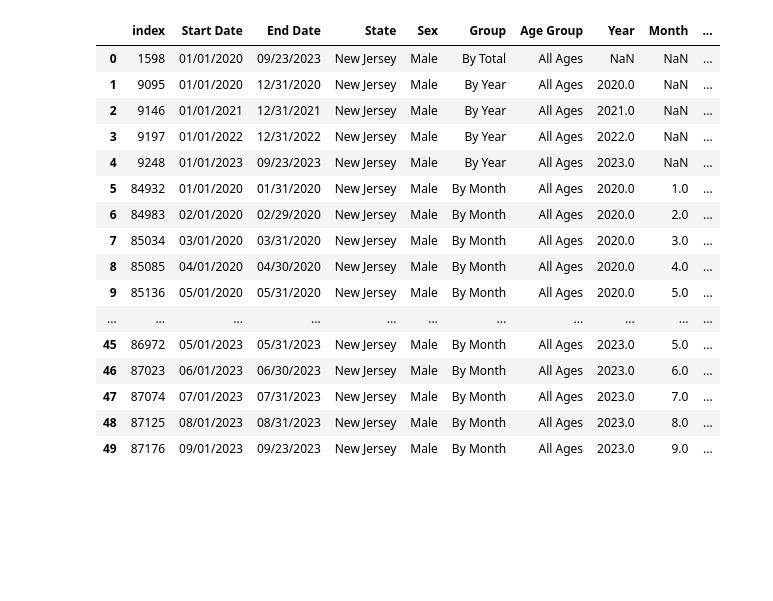
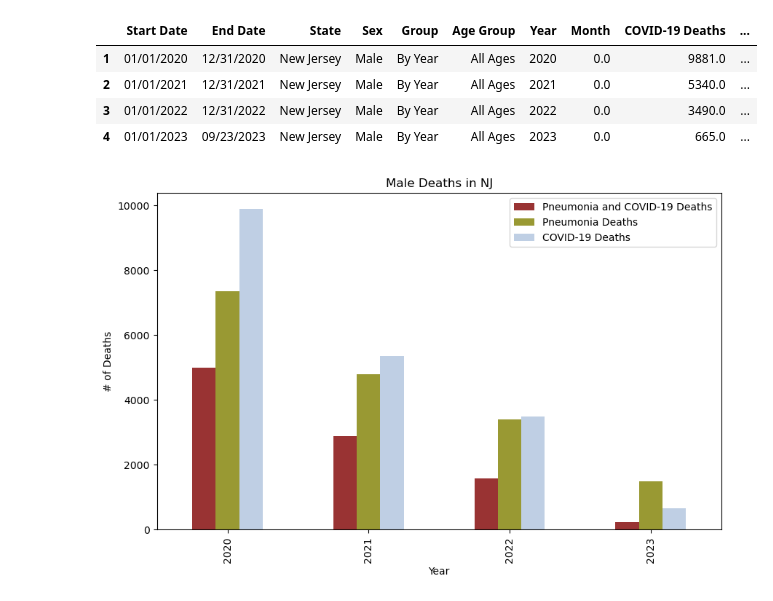
Before and after one commit to JTurk17/Team4_Project1, a Jupyter notebook: NJ_CovidDF.gender.ipynb, the cells around one changed output. Cells and saved outputs as stored; diff of their text form; code cells hidden in the pictures; blank space fills up the shorter version.

```diff
--- a/NJ_CovidDF.gender.ipynb
+++ b/NJ_CovidDF.gender.ipynb
@@ -4,7 +4,7 @@ from pathlib import Path
 import matplotlib.pyplot as plt
 import numpy as np
 # %%
-covid_data_csv = Path("COVID-19_Deaths_by_Sex_and_Age_20240328.csv")
+covid_data_csv = Path("Cleaned_Covid_Data.csv")
 covid_data_df = pd.read_csv(covid_data_csv)
 # %%
 covid_data_df.head()
@@ -18,7 +18,6 @@ covid_data_df.head()
 # %%
 columns = ["Data As Of", "Start Date", "End Date",	"Group", "Year", "Month", "State", "Sex", "Age Group",
-           "COVID-19 Deaths", "Total Deaths", "Pneumonia Deaths", "Pneumonia and COVID-19 Deaths", "Influenza Deaths",
-           "Pneumonia, Influenza, or COVID-19 Deaths"]
+           "COVID-19 Deaths", "Total Deaths", "Pneumonia Deaths", "Pneumonia and COVID-19 Deaths"]
 covid_nj_df = covid_data_df.loc[covid_data_df["State"] == "New Jersey", columns]
 # %%
 covid_nj_df
@@ -39,6 +38,6 @@ covid_nj_df
 # %%
-columns2 = ["Start Date", "End Date", "State", "Sex","Group", "Age Group", "Year", "Month", "COVID-19 Deaths", "Total Deaths", "Pneumonia Deaths", "Pneumonia and COVID-19 Deaths", "Influenza Deaths",
-           "Pneumonia, Influenza, or COVID-19 Deaths"]
+columns2 = ["Start Date", "End Date", "State", "Sex","Group", "Age Group", "Year", "Month", "COVID-19 Deaths",
+            "Pneumonia Deaths", "Pneumonia and COVID-19 Deaths"]
 #creating data fram for males
 male_df = covid_nj_df.loc[covid_nj_df["Sex"] == "Male", columns2]
 male_df
@@ -105,19 +87,20 @@ total_mcovid_deaths
 # %%
+by_year_mdeaths = total_mcovid_deaths.loc[total_mcovid_deaths["Group"] == "By Year", columns2]
+by_year_mdeaths ['Year'] = by_year_mdeaths ['Year'].astype(int)
+
+by_year_mdeaths
 # %% [output]
-|  | index | Start Date | End Date | State | Sex | Group | Age Group | Year | Month | ... |
-| 0 | 1598 | 01/01/2020 | 09/23/2023 | New Jersey | Male | By Total | All Ages | NaN | NaN | ... |
-| 1 | 9095 | 01/01/2020 | 12/31/2020 | New Jersey | Male | By Year | All Ages | 2020.0 | NaN | ... |
-| 2 | 9146 | 01/01/2021 | 12/31/2021 | New Jersey | Male | By Year | All Ages | 2021.0 | NaN | ... |
-| 3 | 9197 | 01/01/2022 | 12/31/2022 | New Jersey | Male | By Year | All Ages | 2022.0 | NaN | ... |
-| 4 | 9248 | 01/01/2023 | 09/23/2023 | New Jersey | Male | By Year | All Ages | 2023.0 | NaN | ... |
-| 5 | 84932 | 01/01/2020 | 01/31/2020 | New Jersey | Male | By Month | All Ages | 2020.0 | 1.0 | ... |
-| 6 | 84983 | 02/01/2020 | 02/29/2020 | New Jersey | Male | By Month | All Ages | 2020.0 | 2.0 | ... |
-| 7 | 85034 | 03/01/2020 | 03/31/2020 | New Jersey | Male | By Month | All Ages | 2020.0 | 3.0 | ... |
-| 8 | 85085 | 04/01/2020 | 04/30/2020 | New Jersey | Male | By Month | All Ages | 2020.0 | 4.0 | ... |
-| 9 | 85136 | 05/01/2020 | 05/31/2020 | New Jersey | Male | By Month | All Ages | 2020.0 | 5.0 | ... |
-| ... | ... | ... | ... | ... | ... | ... | ... | ... | ... | ... |
-| 45 | 86972 | 05/01/2023 | 05/31/2023 | New Jersey | Male | By Month | All Ages | 2023.0 | 5.0 | ... |
-| 46 | 87023 | 06/01/2023 | 06/30/2023 | New Jersey | Male | By Month | All Ages | 2023.0 | 6.0 | ... |
-| 47 | 87074 | 07/01/2023 | 07/31/2023 | New Jersey | Male | By Month | All Ages | 2023.0 | 7.0 | ... |
-| 48 | 87125 | 08/01/2023 | 08/31/2023 | New Jersey | Male | By Month | All Ages | 2023.0 | 8.0 | ... |
-| 49 | 87176 | 09/01/2023 | 09/23/2023 | New Jersey | Male | By Month | All Ages | 2023.0 | 9.0 | ... |
+|  | Start Date | End Date | State | Sex | Group | Age Group | Year | Month | COVID-19 Deaths | ... |
+| 1 | 01/01/2020 | 12/31/2020 | New Jersey | Male | By Year | All Ages | 2020 | 0.0 | 9881.0 | ... |
+| 2 | 01/01/2021 | 12/31/2021 | New Jersey | Male | By Year | All Ages | 2021 | 0.0 | 5340.0 | ... |
+| 3 | 01/01/2022 | 12/31/2022 | New Jersey | Male | By Year | All Ages | 2022 | 0.0 | 3490.0 | ... |
+| 4 | 01/01/2023 | 09/23/2023 | New Jersey | Male | By Year | All Ages | 2023 | 0.0 | 665.0 | ... |
+# %%
+c = ['maroon', 'olive','lightsteelblue']
+covid_male_deaths = by_year_mdeaths.plot.bar(x='Year', y=['Pneumonia and COVID-19 Deaths','Pneumonia Deaths','COVID-19 Deaths'],
+                                             figsize=(10,6), alpha=.8, color=c,title ='Male Deaths in NJ')
+plt.xlabel('Year')
+plt.ylabel('# of Deaths')
+plt.savefig("Male Deaths.png")
+# %% [output]
+[figure, added]
```
Also changed, not shown: parts of 15 cells of this notebook, 4 other files.
